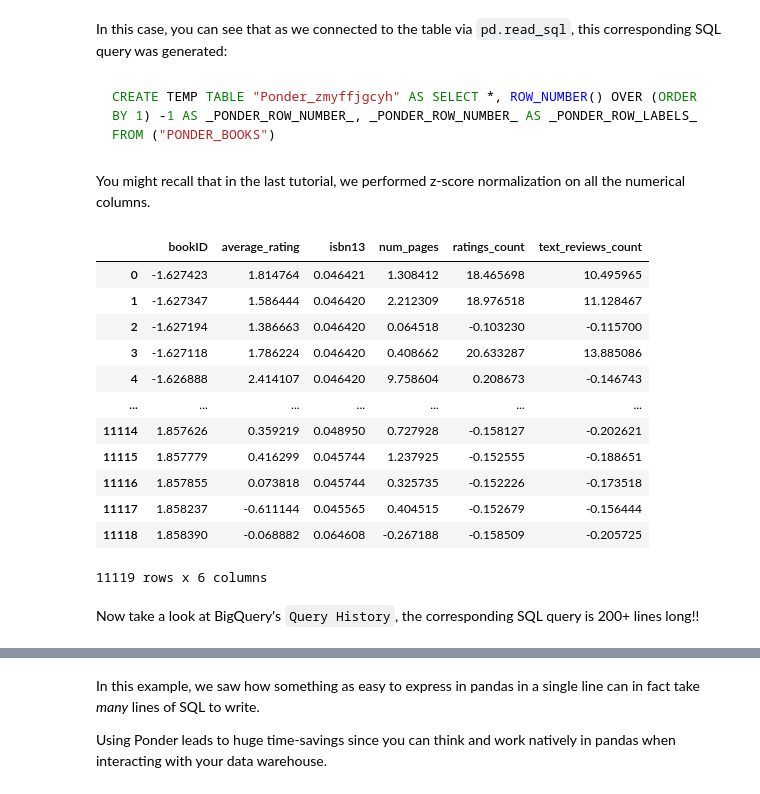
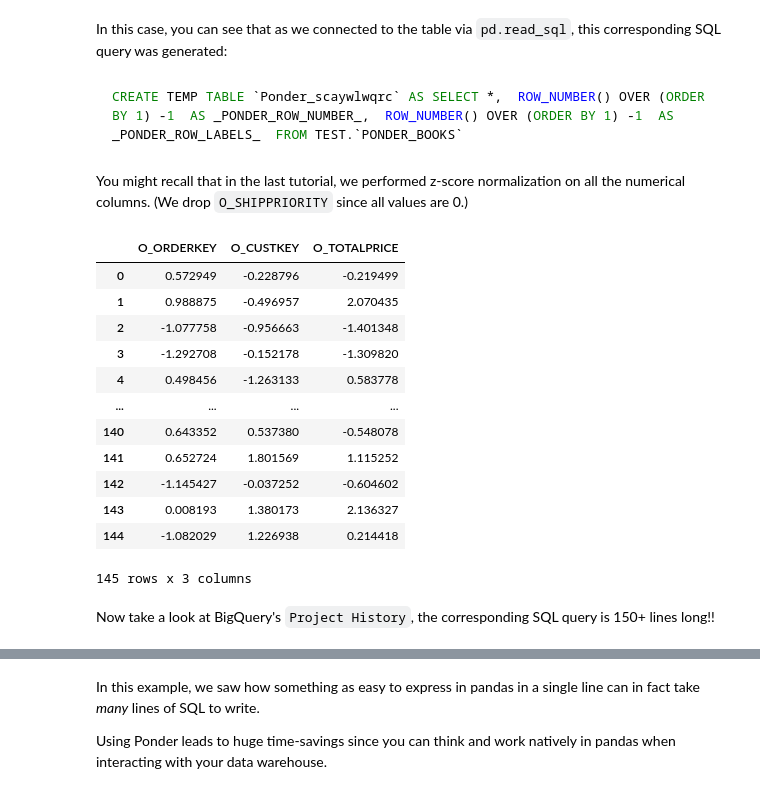
Before and after one commit to ponder-org/ponder-notebooks, a Jupyter notebook: bigquery/tutorial_parity/02-primer-to-ponder.ipynb, the cells around one changed output, grey strips where cells are left out. Drawn from its saved outputs; the diff is of its cells as text; code cells hidden in the pictures.

Commit message:
tutorial 2 bigquery complete

````diff
--- a/bigquery/tutorial_parity/02-primer-to-ponder.ipynb
+++ b/bigquery/tutorial_parity/02-primer-to-ponder.ipynb
@@ -1,11 +1,11 @@
 # %% [markdown]
 # Tutorial 2: Primer to Ponder
 # %%
-import os; os.chdir("..")
-import credential
 import ponder.bigquery
 import modin.pandas as pd
-bigquery_con = ponder.bigquery.connect(user=credential.params["user"],password=credential.params["password"],account=credential.params["account"],role=credential.params["role"],database=credential.params["database"],schema=credential.params["schema"],warehouse=credential.params["warehouse"])
+import json; import os; os.chdir("..")
+creds = json.load(open(os.path.expanduser("credential.json")))
+bigquery_con = ponder.bigquery.connect(creds, schema = "TEST")
 ponder.bigquery.init(bigquery_con)
 # %% [markdown]
 ## What is Ponder?
@@ -43,29 +43,29 @@ You can look at the corresponding SQL queries for the pandas operations ran in P
 In this case, you can see that as we connected to the table via `pd.read_sql`, this corresponding SQL query was generated:
 # %% [markdown]
 ```sql
-CREATE TEMP TABLE "Ponder_zmyffjgcyh" AS SELECT *, ROW_NUMBER() OVER (ORDER BY 1) -1 AS _PONDER_ROW_NUMBER_, _PONDER_ROW_NUMBER_ AS _PONDER_ROW_LABELS_ FROM ("PONDER_BOOKS")
+CREATE TEMP TABLE `Ponder_scaywlwqrc` AS SELECT *,  ROW_NUMBER() OVER (ORDER BY 1) -1  AS _PONDER_ROW_NUMBER_,  ROW_NUMBER() OVER (ORDER BY 1) -1  AS  _PONDER_ROW_LABELS_  FROM TEST.`PONDER_BOOKS`
 ```
 # %% [markdown]
-You might recall that in the last tutorial, we performed z-score normalization on all the numerical columns.
+You might recall that in the last tutorial, we performed z-score normalization on all the numerical columns. (We drop `O_SHIPPRIORITY` since all values are 0.)
 # %%
-x = df.select_dtypes(include='number').columns
+x = df.drop(columns="O_SHIPPRIORITY").select_dtypes(include='number').columns
 (df[x] - df[x].mean())/df[x].std()
 # %% [output]
-|  | bookID | average_rating | isbn13 | num_pages | ratings_count | text_reviews_count |
-| 0 | -1.627423 | 1.814764 | 0.046421 | 1.308412 | 18.465698 | 10.495965 |
-| 1 | -1.627347 | 1.586444 | 0.046420 | 2.212309 | 18.976518 | 11.128467 |
-| 2 | -1.627194 | 1.386663 | 0.046420 | 0.064518 | -0.103230 | -0.115700 |
-| 3 | -1.627118 | 1.786224 | 0.046420 | 0.408662 | 20.633287 | 13.885086 |
-| 4 | -1.626888 | 2.414107 | 0.046420 | 9.758604 | 0.208673 | -0.146743 |
-| ... | ... | ... | ... | ... | ... | ... |
-| 11114 | 1.857626 | 0.359219 | 0.048950 | 0.727928 | -0.158127 | -0.202621 |
-| 11115 | 1.857779 | 0.416299 | 0.045744 | 1.237925 | -0.152555 | -0.188651 |
-| 11116 | 1.857855 | 0.073818 | 0.045744 | 0.325735 | -0.152226 | -0.173518 |
-| 11117 | 1.858237 | -0.611144 | 0.045565 | 0.404515 | -0.152679 | -0.156444 |
-| 11118 | 1.858390 | -0.068882 | 0.064608 | -0.267188 | -0.158509 | -0.205725 |
+|  | O_ORDERKEY | O_CUSTKEY | O_TOTALPRICE |
+| 0 | 0.572949 | -0.228796 | -0.219499 |
+| 1 | 0.988875 | -0.496957 | 2.070435 |
+| 2 | -1.077758 | -0.956663 | -1.401348 |
+| 3 | -1.292708 | -0.152178 | -1.309820 |
+| 4 | 0.498456 | -1.263133 | 0.583778 |
+| ... | ... | ... | ... |
+| 140 | 0.643352 | 0.537380 | -0.548078 |
+| 141 | 0.652724 | 1.801569 | 1.115252 |
+| 142 | -1.145427 | -0.037252 | -0.604602 |
+| 143 | 0.008193 | 1.380173 | 2.136327 |
+| 144 | -1.082029 | 1.226938 | 0.214418 |
-11119 rows x 6 columns
+145 rows x 3 columns
 # %% [markdown]
-Now take a look at BigQuery's `Query History`, the corresponding SQL query is 200+ lines long!!
+Now take a look at BigQuery's `Project History`, the corresponding SQL query is 150+ lines long!!
 # %% [markdown]
 ```sql
 SELECT
````
Also changed, not shown: parts of 13 cells of this notebook.
